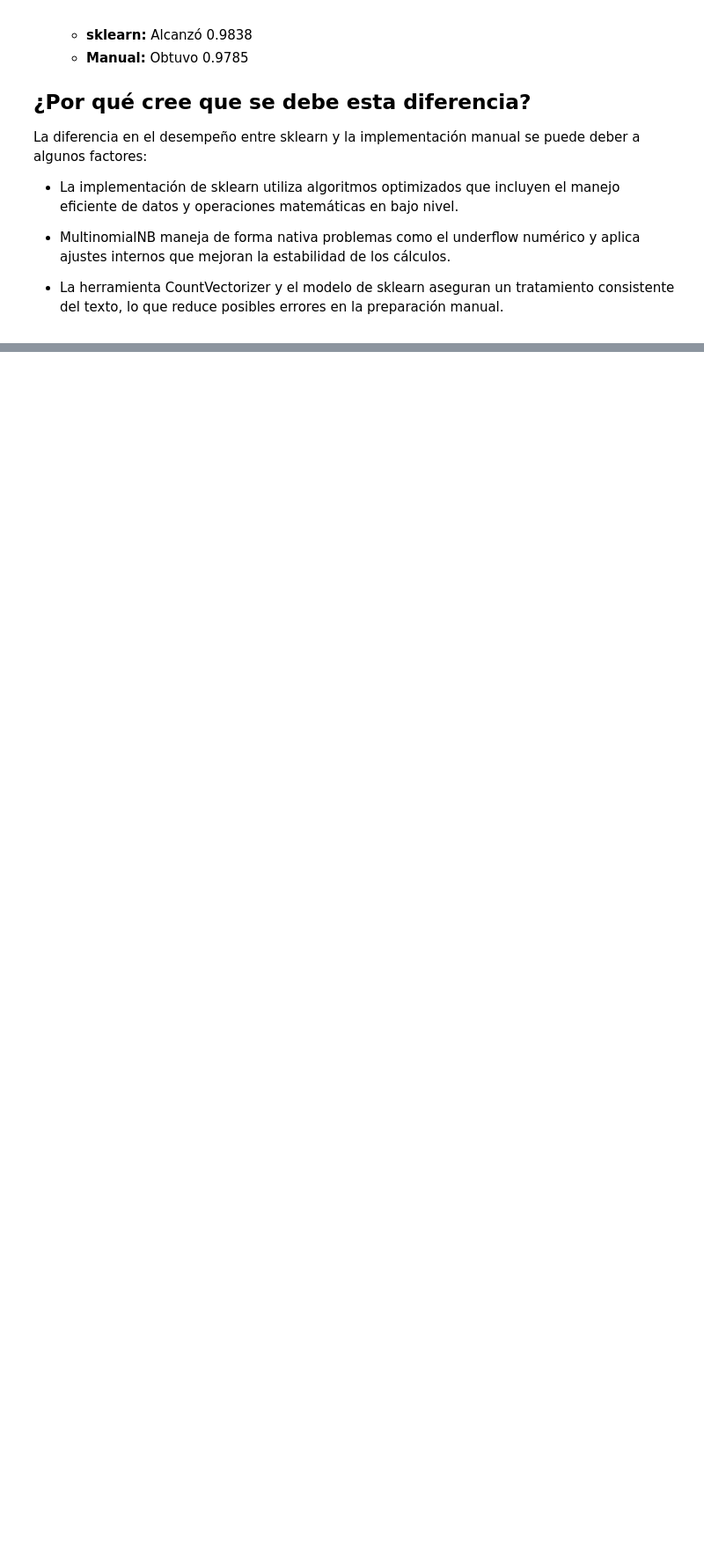
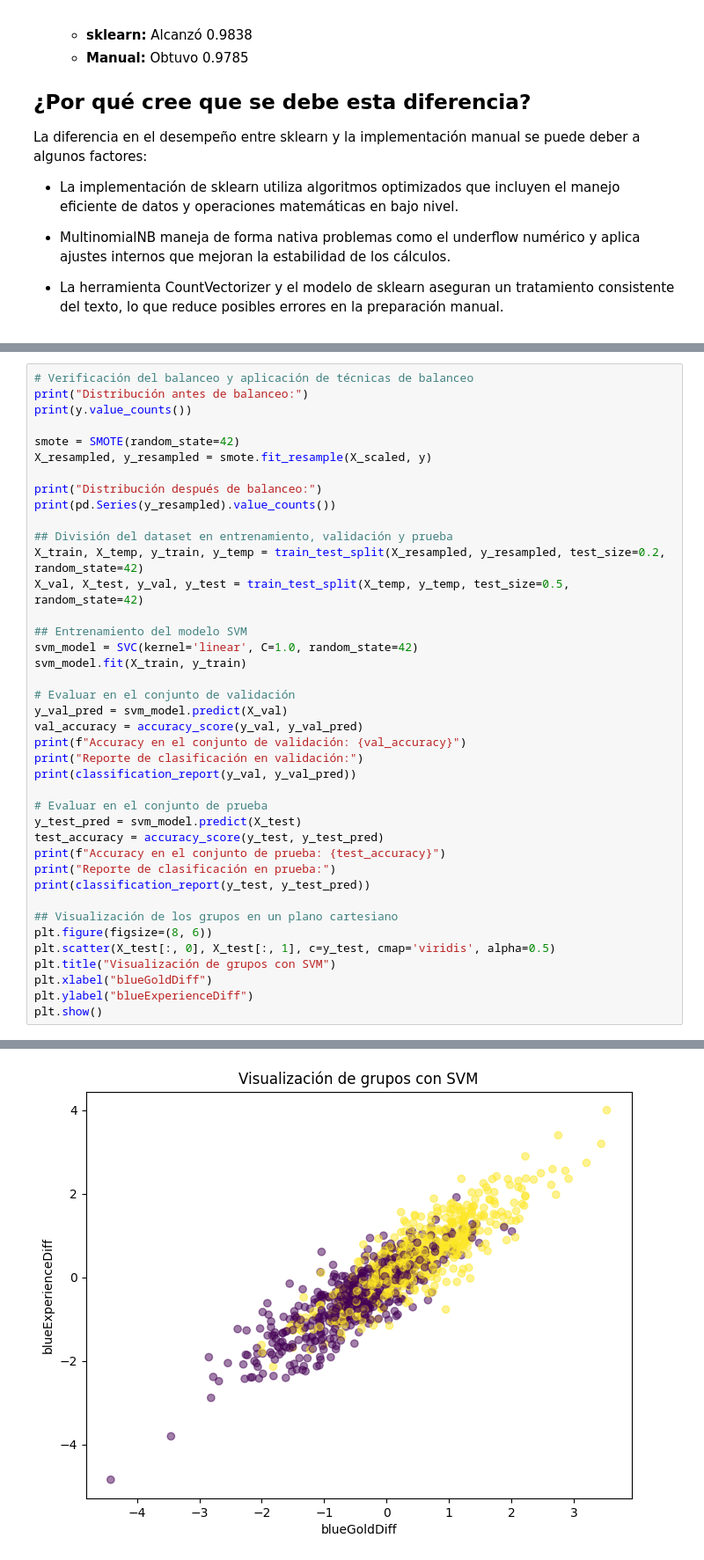
Before and after one commit to mar22266/LABORATORIOS-IA, a Jupyter notebook: Laboratorio02/Lab02.ipynb, the cells around one changed output, grey strips where cells are left out. Shown at 88% size. Cells and saved outputs as stored; diff of their text form; blank space fills up the shorter version.

```diff
--- a/Laboratorio02/Lab02.ipynb
+++ b/Laboratorio02/Lab02.ipynb
@@ -324,0 +541,41 @@ La diferencia en el desempeño entre sklearn y la implementación manual se pued
+# %%
+# Verificación del balanceo y aplicación de técnicas de balanceo
+print("Distribución antes de balanceo:")
+print(y.value_counts())
+
+smote = SMOTE(random_state=42)
+X_resampled, y_resampled = smote.fit_resample(X_scaled, y)
+
+print("Distribución después de balanceo:")
+print(pd.Series(y_resampled).value_counts())
+
+## División del dataset en entrenamiento, validación y prueba
+X_train, X_temp, y_train, y_temp = train_test_split(X_resampled, y_resampled, test_size=0.2, random_state=42)
+X_val, X_test, y_val, y_test = train_test_split(X_temp, y_temp, test_size=0.5, random_state=42)
+
+## Entrenamiento del modelo SVM
+svm_model = SVC(kernel='linear', C=1.0, random_state=42)
+svm_model.fit(X_train, y_train)
+
+# Evaluar en el conjunto de validación
+y_val_pred = svm_model.predict(X_val)
+val_accuracy = accuracy_score(y_val, y_val_pred)
+print(f"Accuracy en el conjunto de validación: {val_accuracy}")
+print("Reporte de clasificación en validación:")
+print(classification_report(y_val, y_val_pred))
+
+# Evaluar en el conjunto de prueba
+y_test_pred = svm_model.predict(X_test)
+test_accuracy = accuracy_score(y_test, y_test_pred)
+print(f"Accuracy en el conjunto de prueba: {test_accuracy}")
+print("Reporte de clasificación en prueba:")
+print(classification_report(y_test, y_test_pred))
+
+## Visualización de los grupos en un plano cartesiano
+plt.figure(figsize=(8, 6))
+plt.scatter(X_test[:, 0], X_test[:, 1], c=y_test, cmap='viridis', alpha=0.5)
+plt.title("Visualización de grupos con SVM")
+plt.xlabel("blueGoldDiff")
+plt.ylabel("blueExperienceDiff")
+plt.show()
+# %% [output]
@@ -324,0 +599 @@ La diferencia en el desempeño entre sklearn y la implementación manual se pued
+[figure, added]
```
Also changed, not shown: parts of 28 cells of this notebook, 1 other file.
